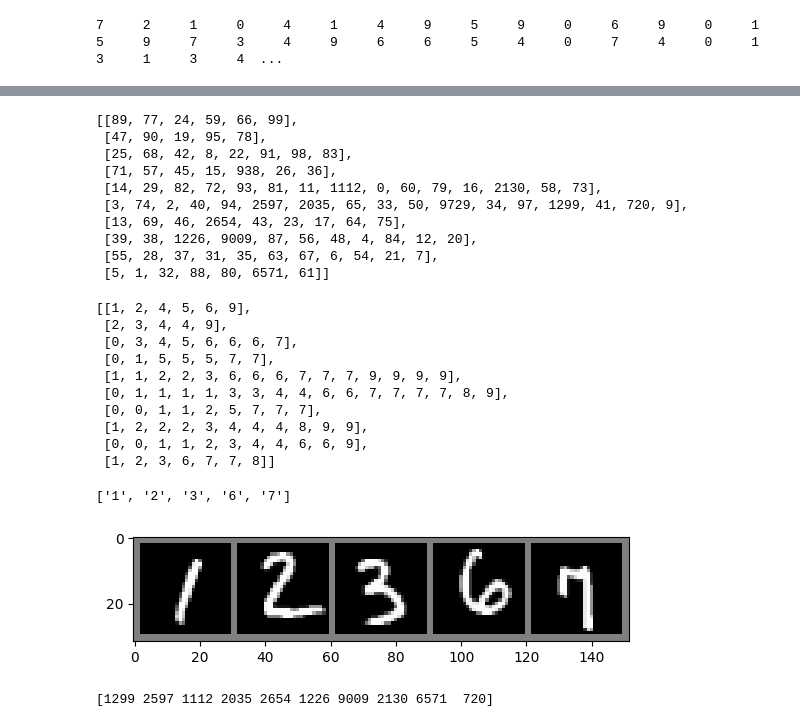
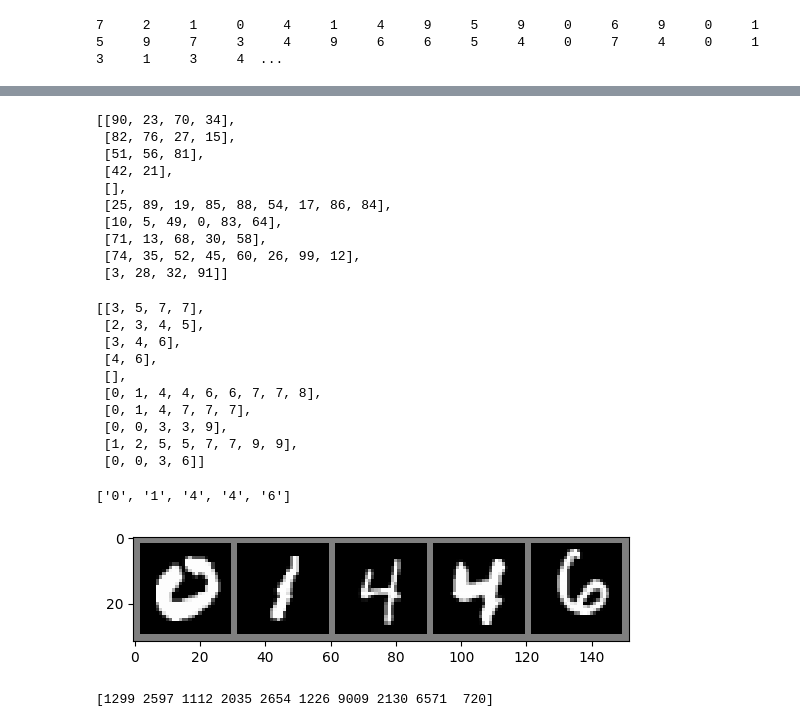
Before and after one commit to LapTQ/miscellaneous, a Jupyter notebook: dcai/notebook.ipynb, the cells around one changed output, grey strips where cells are left out. Drawn from its saved outputs; the diff is of its cells as text; code cells hidden in the pictures.

```diff
--- a/dcai/notebook.ipynb
+++ b/dcai/notebook.ipynb
@@ -32,7 +29,8 @@ device = torch.device(DEVICE)
 transform = transforms.Compose(
     [
         transforms.ToTensor(),
-        transforms.Normalize((0.5), (0.5))
+        # transforms.Normalize((0.5, 0.5, 0.5), (0.5, 0.5, 0.5))
+        transforms.Normalize(0.5, 0.5)
     ]
 )
 
@@ -66,6 +64,7 @@ testloader = DataLoader(
 #            'deer', 'dog', 'frog', 'horse', 'ship', 'truck')
 classes = [str(i) for i in range(10)]
 
+
 # print image shape
 dataiter = iter(trainloader)
 images, labels = next(dataiter)
@@ -398,43 +403,43 @@ corrected_labels = [[np.argmax(pred_probs[__]) for __ in _] for _ in ranked_labe
 # %%
 ranked_label_issues
 # %% [output]
-[[89, 77, 24, 59, 66, 99],
- [47, 90, 19, 95, 78],
- [25, 68, 42, 8, 22, 91, 98, 83],
- [71, 57, 45, 15, 938, 26, 36],
- [14, 29, 82, 72, 93, 81, 11, 1112, 0, 60, 79, 16, 2130, 58, 73],
- [3, 74, 2, 40, 94, 2597, 2035, 65, 33, 50, 9729, 34, 97, 1299, 41, 720, 9],
- [13, 69, 46, 2654, 43, 23, 17, 64, 75],
- [39, 38, 1226, 9009, 87, 56, 48, 4, 84, 12, 20],
- [55, 28, 37, 31, 35, 63, 67, 6, 54, 21, 7],
- [5, 1, 32, 88, 80, 6571, 61]]
+[[90, 23, 70, 34],
+ [82, 76, 27, 15],
+ [51, 56, 81],
+ [42, 21],
+ [],
+ [25, 89, 19, 85, 88, 54, 17, 86, 84],
+ [10, 5, 49, 0, 83, 64],
+ [71, 13, 68, 30, 58],
+ [74, 35, 52, 45, 60, 26, 99, 12],
+ [3, 28, 32, 91]]
 # %%
 corrected_labels
 # %% [output]
-[[1, 2, 4, 5, 6, 9],
- [2, 3, 4, 4, 9],
- [0, 3, 4, 5, 6, 6, 6, 7],
- [0, 1, 5, 5, 5, 7, 7],
- [1, 1, 2, 2, 3, 6, 6, 6, 7, 7, 7, 9, 9, 9, 9],
- [0, 1, 1, 1, 1, 3, 3, 4, 4, 6, 6, 7, 7, 7, 7, 8, 9],
- [0, 0, 1, 1, 2, 5, 7, 7, 7],
- [1, 2, 2, 2, 3, 4, 4, 4, 8, 9, 9],
- [0, 0, 1, 1, 2, 3, 4, 4, 6, 6, 9],
- [1, 2, 3, 6, 7, 7, 8]]
+[[3, 5, 7, 7],
+ [2, 3, 4, 5],
+ [3, 4, 6],
+ [4, 6],
+ [],
+ [0, 1, 4, 4, 6, 6, 7, 7, 8],
+ [0, 1, 4, 7, 7, 7],
+ [0, 0, 3, 3, 9],
+ [1, 2, 5, 5, 7, 7, 9, 9],
+ [0, 0, 3, 6]]
 # %%
-y_tilde = 9
+y_tilde = 5
 
 print([classes[_] for _ in corrected_labels[y_tilde][:5]])
 imgs = []
 for idx in range(5):
     idx_example = ranked_label_issues[y_tilde][idx]
     img, _ = testset[idx_example]
     imgs.append(img)
 
 imshow(torchvision.utils.make_grid(imgs))
 # %% [output]
-['1', '2', '3', '6', '7']
+['0', '1', '4', '4', '6']
-[figure, old version]
+[figure, new version]
 # %%
 from cleanlab.filter import find_label_issues
 
```
Also changed, not shown: parts of 8 cells of this notebook.
